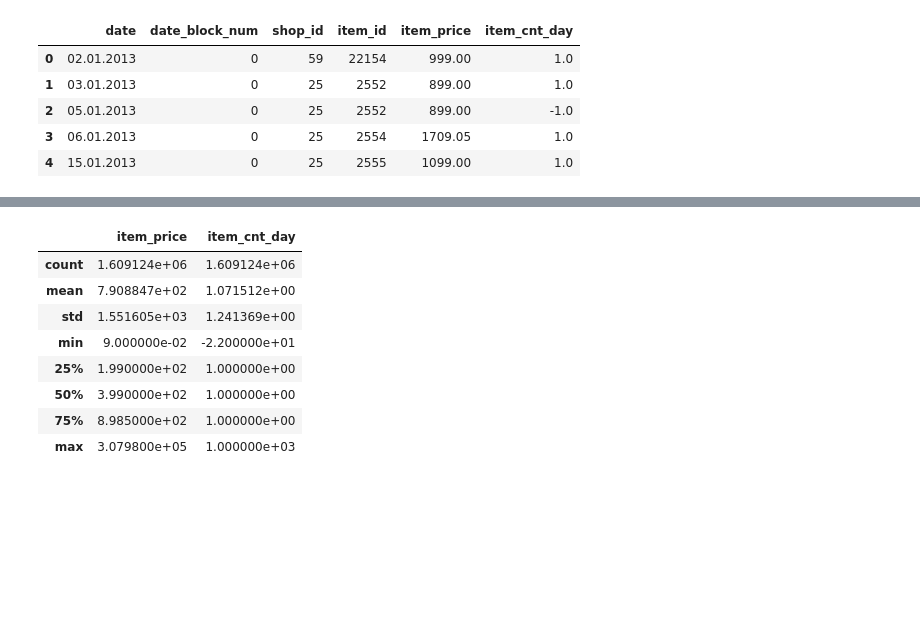
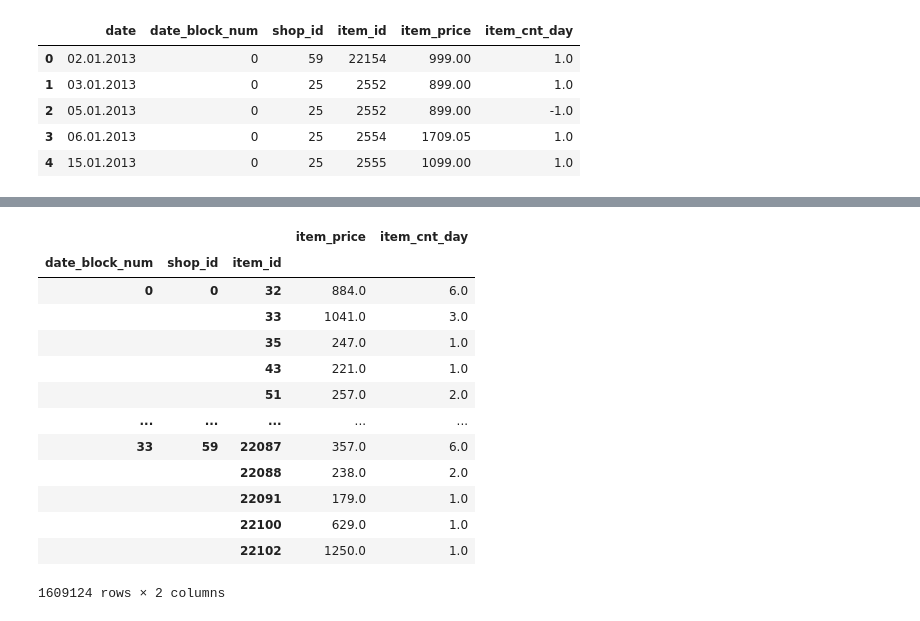
Before and after one commit to simoneMaggi/Experiments, a Jupyter notebook: PredictFutureSales/PredictFutureSales.ipynb, the cells around one changed output, grey strips where cells are left out. Saved outputs shown, nothing was run; the diff lists cells and outputs as text; code cells hidden in the pictures; blank space fills up the shorter version.

Commit message:
future sales
plot

```diff
--- a/PredictFutureSales/PredictFutureSales.ipynb
+++ b/PredictFutureSales/PredictFutureSales.ipynb
@@ -68,0 +40,17 @@ dtype: int64
+# %%
+display(sales_train.shape)
+display(sales_train.describe())
+display(sales_train.dtypes)
+display(sales_train.memory_usage(deep = True).sum())
+display(
+    sales_train.assign(
+        date = pd.to_datetime(sales_train.date),
+        date_block_num = sales_train.date_block_num.astype('int8'),
+        shop_id = sales_train.shop_id.astype('int8')
+    ).memory_usage(deep=True).sum()
+)
+sales_train =  sales_train.assign(
+        date = pd.to_datetime(sales_train.date),
+        date_block_num = sales_train.date_block_num.astype('int8'),
+        shop_id = sales_train.shop_id.astype('int8')
+    )
@@ -69,13 +77,22 @@ dtype: int64
+# %%
+items.describe()
+items = items.assign(item_category_id = items.item_category_id.astype('int8'))
 # %%
 features = ['date_block_num', 'shop_id', 'item_id', 'item_price', 'item_cnt_day']
-display(sales_train[features]groupby(['date_block_num', 'shop_id', 'item_id']).mean())
+train_joined = sales_train[features].join(items[['item_id', 'item_category_id']], on='item_id', how = 'inner', rsuffix='_other').drop(columns='item_id_other')
+train_joined
 # %% [output]
-|  | item_price | item_cnt_day |
-| count | 1.609124e+06 | 1.609124e+06 |
-| mean | 7.908847e+02 | 1.071512e+00 |
-| std | 1.551605e+03 | 1.241369e+00 |
-| min | 9.000000e-02 | -2.200000e+01 |
-| 25% | 1.990000e+02 | 1.000000e+00 |
-| 50% | 3.990000e+02 | 1.000000e+00 |
-| 75% | 8.985000e+02 | 1.000000e+00 |
-| max | 3.079800e+05 | 1.000000e+03 |
+|  |  |  | item_price | item_cnt_day |
+| date_block_num | shop_id | item_id |  |  |
+| 0 | 0 | 32 | 884.0 | 6.0 |
+|  |  | 33 | 1041.0 | 3.0 |
+|  |  | 35 | 247.0 | 1.0 |
+|  |  | 43 | 221.0 | 1.0 |
+|  |  | 51 | 257.0 | 2.0 |
+| ... | ... | ... | ... | ... |
+| 33 | 59 | 22087 | 357.0 | 6.0 |
+|  |  | 22088 | 238.0 | 2.0 |
+|  |  | 22091 | 179.0 | 1.0 |
+|  |  | 22100 | 629.0 | 1.0 |
+|  |  | 22102 | 1250.0 | 1.0 |
+1609124 rows × 2 columns
```
Also changed, not shown: parts of 4 cells of this notebook.
